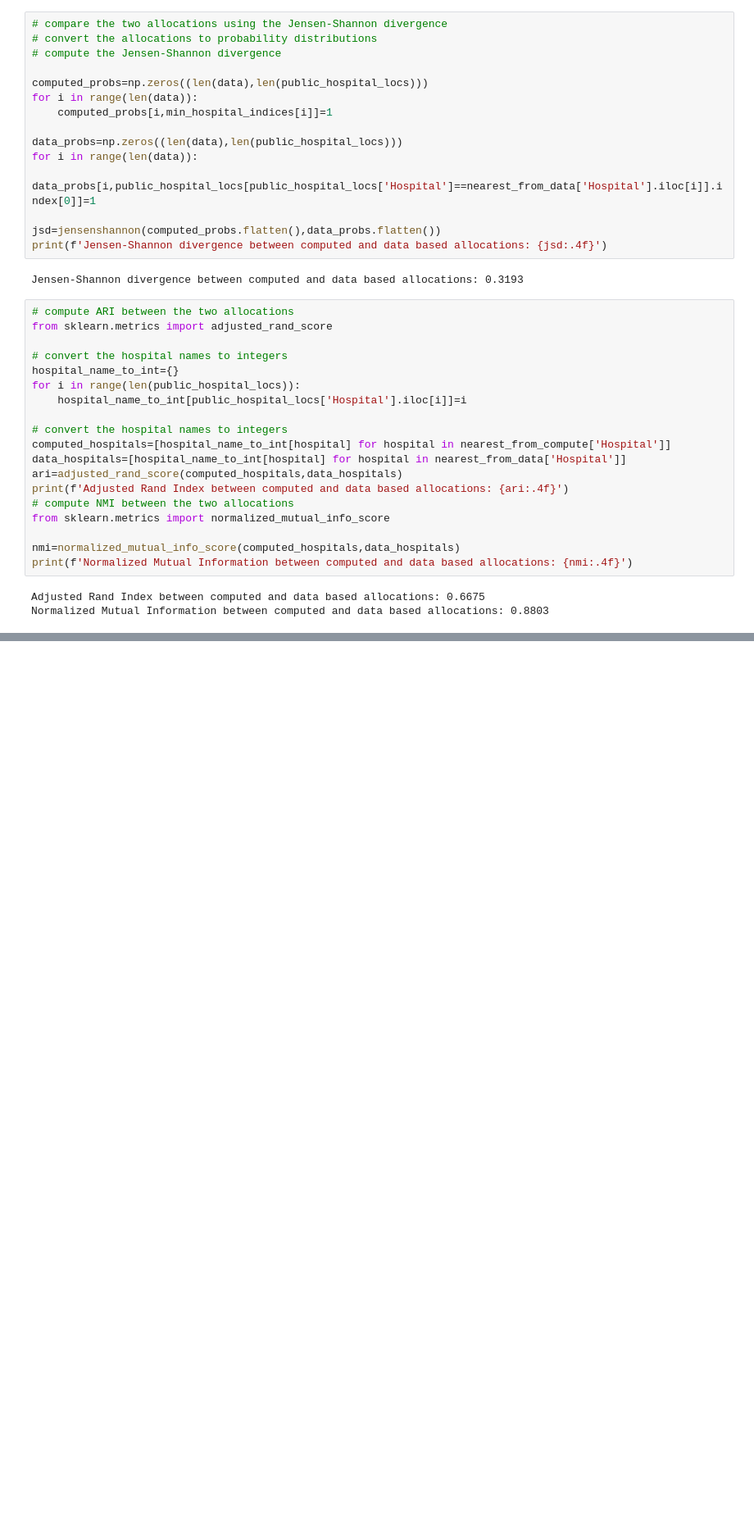
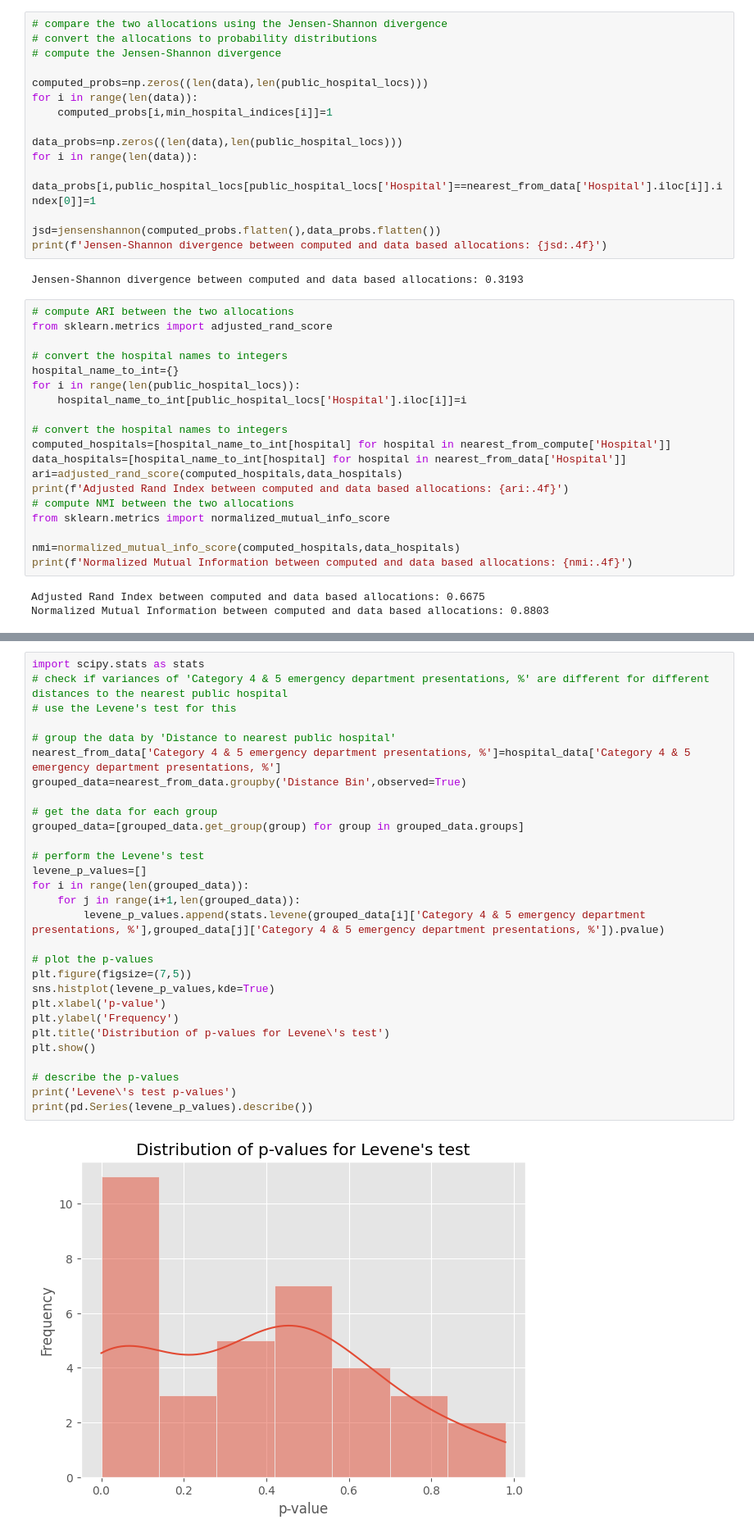
Before and after one commit to Subhasis-Biswas/ML4CPS_Project2, a Jupyter notebook: access_to_healthcare.ipynb, the cells around one changed output, grey strips where cells are left out. Shown: that part at 82% size. Cells and saved outputs as stored; diff of their text form; blank space fills up the shorter version.

```diff
--- a/access_to_healthcare.ipynb
+++ b/access_to_healthcare.ipynb
@@ -471,0 +565,31 @@ Normalized Mutual Information between computed and data based allocations: 0.880
+# %%
+import scipy.stats as stats
+# check if variances of 'Category 4 & 5 emergency department presentations, %' are different for different distances to the nearest public hospital
+# use the Levene's test for this
+
+# group the data by 'Distance to nearest public hospital'
+nearest_from_data['Category 4 & 5 emergency department presentations, %']=hospital_data['Category 4 & 5 emergency department presentations, %']
+grouped_data=nearest_from_data.groupby('Distance Bin',observed=True)
+
+# get the data for each group
+grouped_data=[grouped_data.get_group(group) for group in grouped_data.groups]
+
+# perform the Levene's test
+levene_p_values=[]
+for i in range(len(grouped_data)):
+	for j in range(i+1,len(grouped_data)):
+		levene_p_values.append(stats.levene(grouped_data[i]['Category 4 & 5 emergency department presentations, %'],grouped_data[j]['Category 4 & 5 emergency department presentations, %']).pvalue)
+
+# plot the p-values
+plt.figure(figsize=(7,5))
+sns.histplot(levene_p_values,kde=True)
+plt.xlabel('p-value')
+plt.ylabel('Frequency')
+plt.title('Distribution of p-values for Levene\'s test')
+plt.show()
+
+# describe the p-values
+print('Levene\'s test p-values')
+print(pd.Series(levene_p_values).describe())
+# %% [output]
+[figure, added]
```
Also changed, not shown: parts of 17 cells of this notebook.
